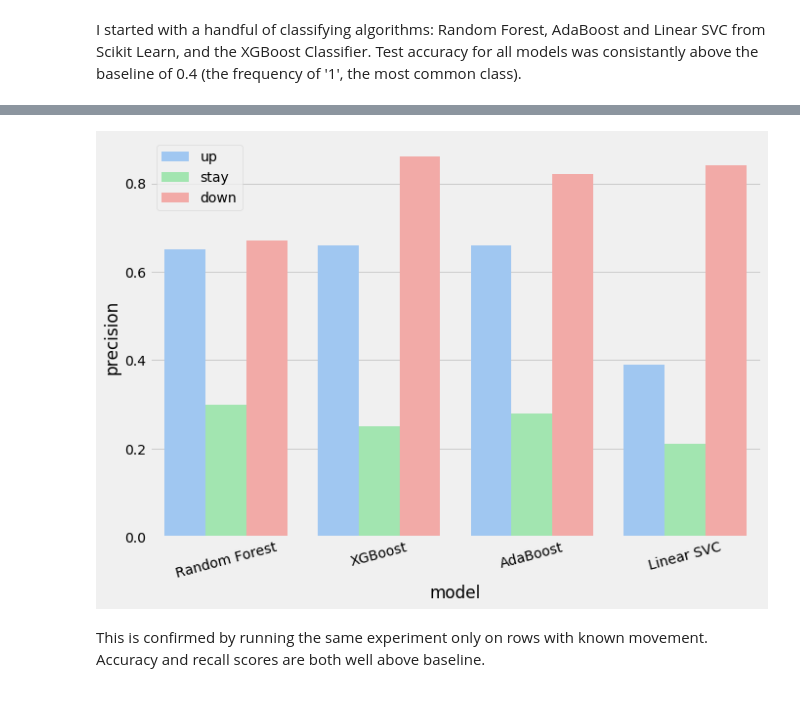
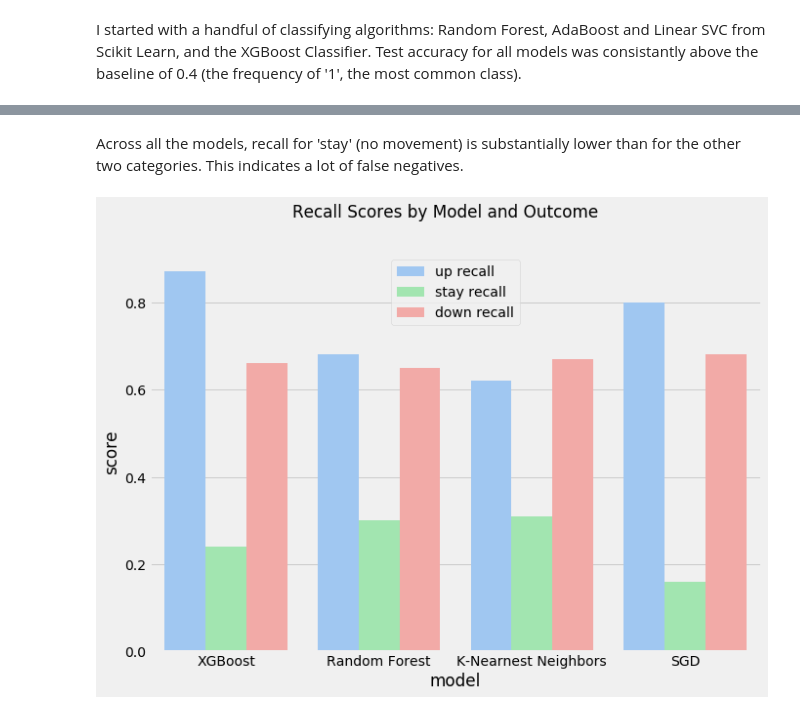
Before and after one commit to afriedman412/r-b_billboard_charts, a Jupyter notebook: bootsy_final_2.ipynb, the cells around one changed output, grey strips where cells are left out. Cells and saved outputs as stored; diff of their text form; code cells hidden in the pictures.

```diff
--- a/bootsy_final_2.ipynb
+++ b/bootsy_final_2.ipynb
@@ -459 +413,4 @@ scores2 = scores.melt(id_vars='model', value_vars=['train','test'], var_name='da
+# %%
+# import saved scores
+scores = pd.read_csv('data_safe/all_scores_diverse_models.csv')
 # %%
@@ -484,9 +449,16 @@ scores4 = scores.rename(columns={'up recall':'up', 'down recall':'down', 'stay r
+# %% [markdown]
+Across all the models, recall for 'stay' (no movement) is substantially lower than for the other two categories. This indicates a lot of false negatives.
 # %%
+d = scores.loc[0:3].melt(id_vars='model',
+                               value_vars=[c for c in scores.columns if 'recall' in c],
+                               var_name='metric',
+                               value_name='score').sort_values('metric', ascending=False)
+
 fig = plt.figure(figsize=(10,7))
-sns.barplot(data=scores4, x='model', y='precision', hue='category', ci=None)
-plt.xticks(np.arange(4), ['Random Forest', 'XGBoost', 'AdaBoost', 'Linear SVC'],rotation=15, ha='center')
+plt.suptitle(t='Recall Scores by Model and Outcome')
+
+sns.barplot(data=d, x='model', y='score', hue='metric', ci=None)
+plt.xticks(np.arange(4), ['XGBoost', 'Random Forest', 'K-Nearnest Neighbors', 'SGD'], ha='center')
 plt.legend();
 # %% [output]
-[figure, old version]
+[figure, new version]
-# %% [markdown]
-This is confirmed by running the same experiment only on rows with known movement. Accuracy and recall scores are both well above baseline.
```
Also changed, not shown: parts of 30 cells of this notebook.
